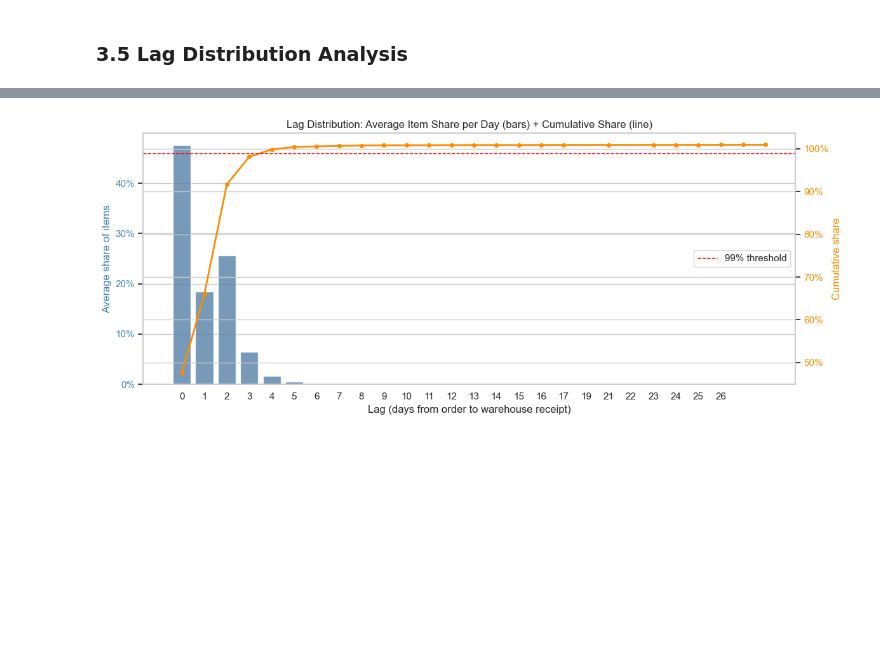
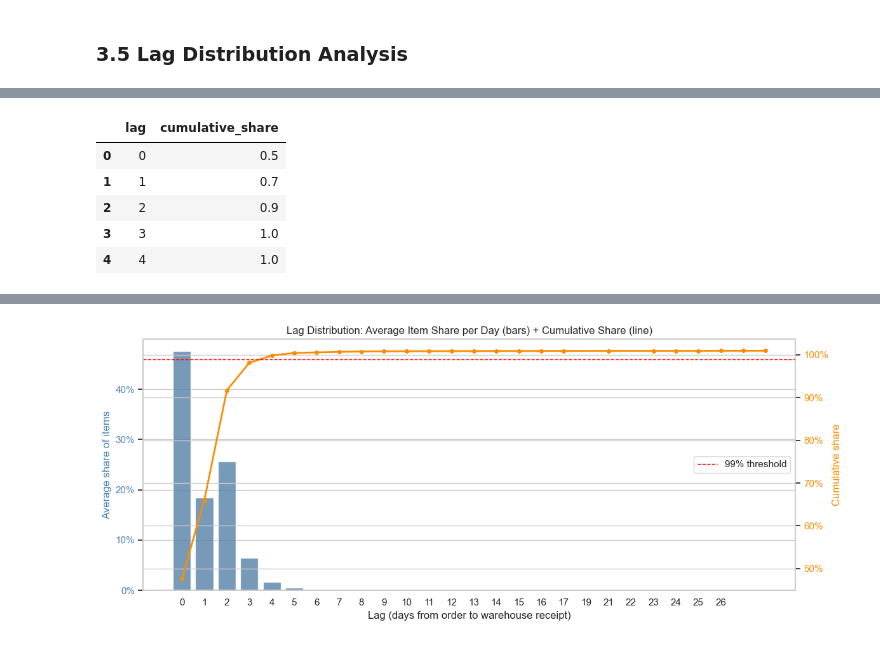
Before and after one commit to traha-89/zalando_fcst_case_study, a Jupyter notebook: analysis.ipynb, the cells around one changed output, grey strips where cells are left out. Cells and saved outputs as stored; diff of their text form; code cells hidden in the pictures; blank space fills up the shorter version.

```diff
--- a/analysis.ipynb
+++ b/analysis.ipynb
@@ -777,0 +814,23 @@ Percentiles:
+# %%
+# Pivot first so missing lags are filled with 0 before averaging
+lag_pivot = hist.pivot_table(
+    index="date_order", columns="lag", values="share", aggfunc="sum", fill_value=0
+)
+
+# Average across all order dates — every date now contributes 0 for lags it has no entries
+lag_cdf = (
+    lag_pivot.mean()
+    .sort_index()
+    .cumsum()
+    .reset_index()
+    .rename(columns={0: "cumulative_share", "lag": "lag"})
+)
+lag_cdf.columns = ["lag", "cumulative_share"]
+lag_cdf.head()
+# %% [output]
+|  | lag | cumulative_share |
+| 0 | 0 | 0.5 |
+| 1 | 1 | 0.7 |
+| 2 | 2 | 0.9 |
+| 3 | 3 | 1.0 |
+| 4 | 4 | 1.0 |
```
Also changed, not shown: parts of 15 cells of this notebook.
